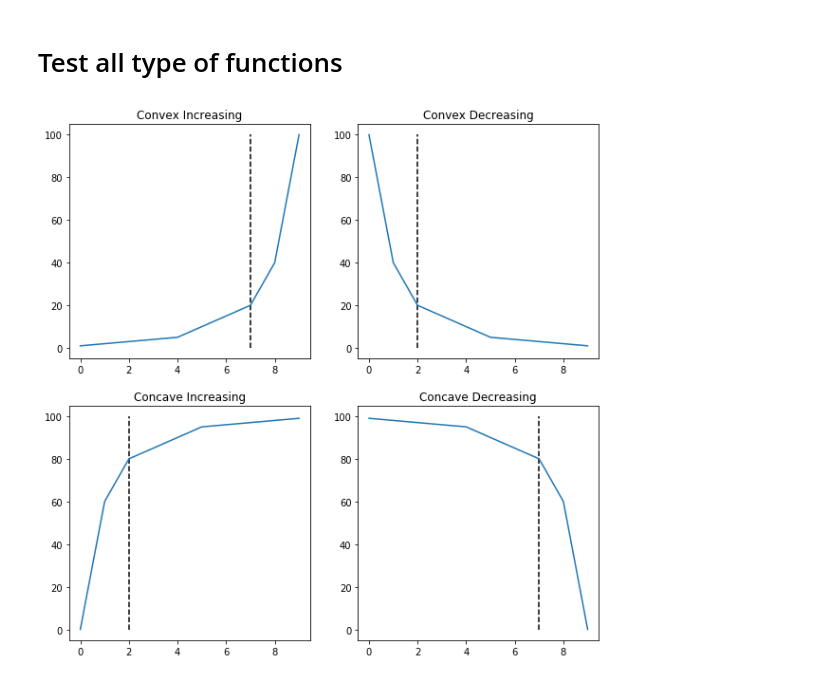
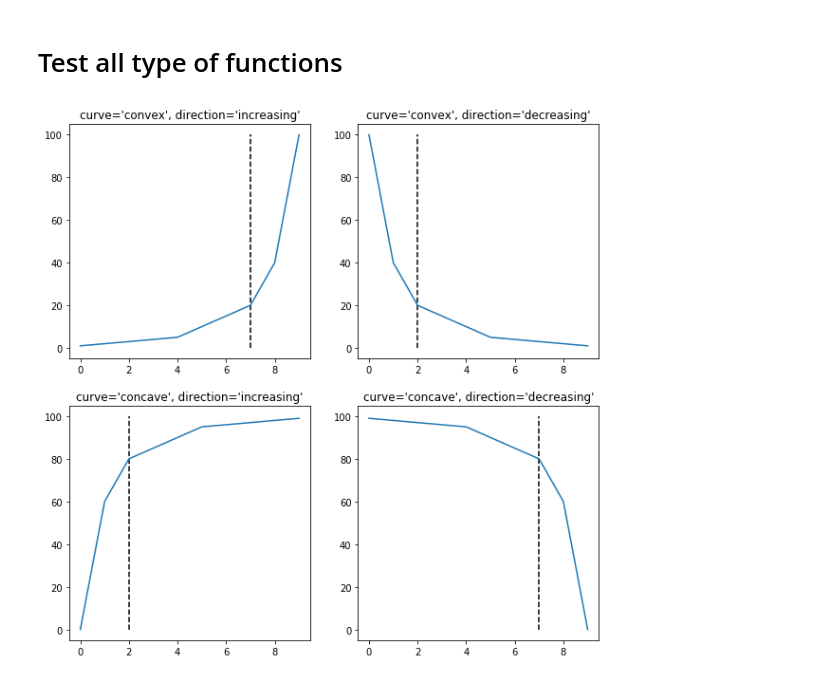
Before and after one commit to arvkevi/kneed, a Jupyter notebook: notebooks/walkthrough.ipynb, the cells around one changed output. Drawn from its saved outputs; the diff is of its cells as text; code cells hidden in the pictures.

```diff
--- a/notebooks/walkthrough.ipynb
+++ b/notebooks/walkthrough.ipynb
@@ -68,35 +68,35 @@ y_concave_inc = 100 - y_convex_dec
 kn = KneeLocator(x, y_convex_inc, curve='convex')
 knee_yconvinc = kn.knee
 
 kn = KneeLocator(x, y_convex_dec, curve='convex', direction='decreasing')
 knee_yconvdec = kn.knee
 
 kn = KneeLocator(x, y_concave_inc, curve='concave')
 knee_yconcinc = kn.knee
 
 kn = KneeLocator(x, y_concave_dec, curve='concave', direction='decreasing')
 knee_yconcdec = kn.knee
 
 f, axes = plt.subplots(2, 2, figsize=(10,10));
 yconvinc = axes[0][0]
 yconvdec = axes[0][1]
 yconcinc = axes[1][0]
 yconcdec = axes[1][1]
 
 sns.lineplot(x, y_convex_inc, ax=axes[0][0])
 yconvinc.vlines(x=knee_yconvinc, ymin=0, ymax=100, linestyle='--')
-yconvinc.set_title('Convex Increasing')
+yconvinc.set_title("curve='convex', direction='increasing'")
 
 sns.lineplot(x, y_convex_dec, ax=axes[0][1])
 yconvdec.vlines(x=knee_yconvdec, ymin=0, ymax=100, linestyle='--')
-yconvdec.set_title('Convex Decreasing')
+yconvdec.set_title("curve='convex', direction='decreasing'")
 
 sns.lineplot(x, y_concave_inc, ax=axes[1][0])
 yconcinc.vlines(x=knee_yconcinc, ymin=0, ymax=100, linestyle='--')
-yconcinc.set_title('Concave Increasing')
+yconcinc.set_title("curve='concave', direction='increasing'")
 
 sns.lineplot(x, y_concave_dec, ax=axes[1][1])
 yconcdec.vlines(x=knee_yconcdec, ymin=0, ymax=100, linestyle='--')
-yconcdec.set_title('Concave Decreasing');
+yconcdec.set_title("curve='concave', direction='decreasing'");
 # %% [output]
-[figure, old version]
+[figure, new version]
```
Also changed, not shown: parts of 12 cells of this notebook.
